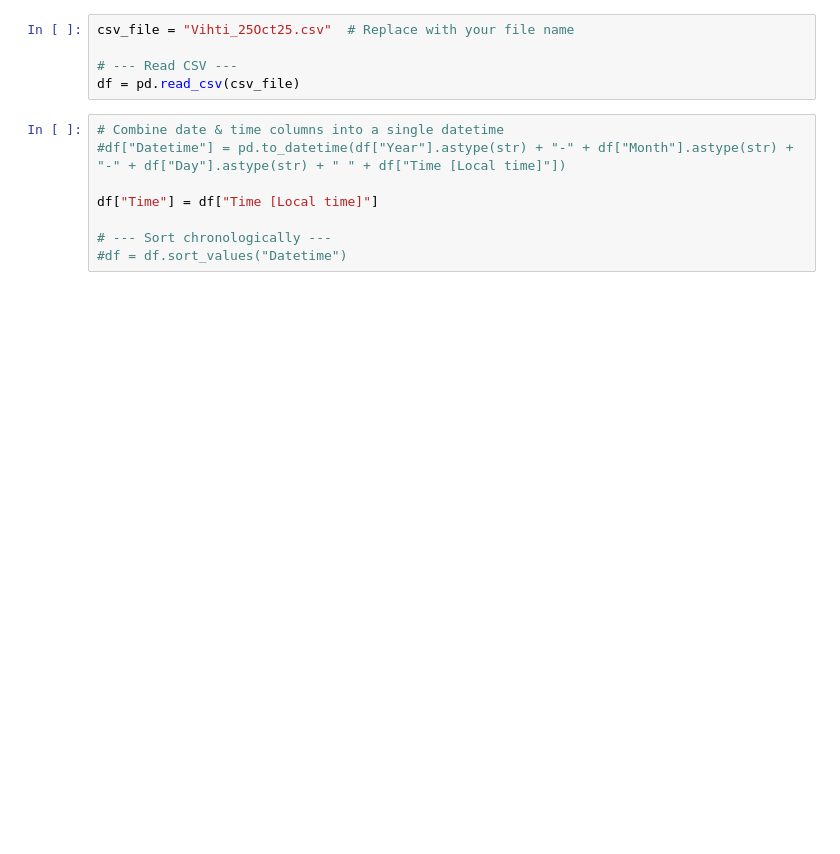
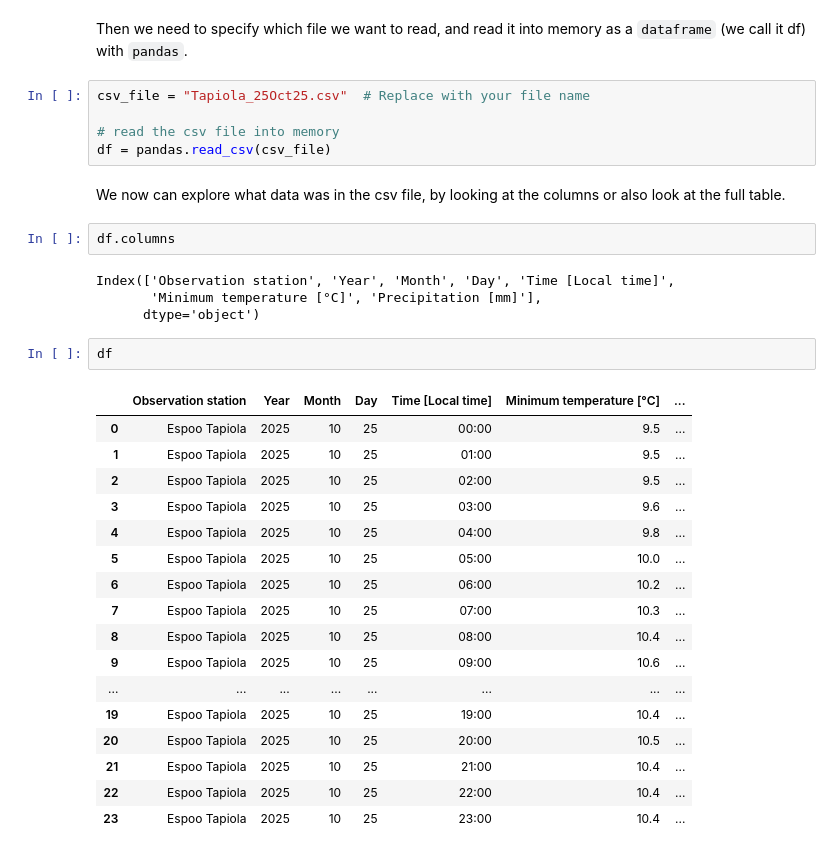
Before and after one commit to samumantha/github-jupyter-4-ds, a Jupyter notebook: notebooks/first_plot.ipynb, the cells around one changed output. Cells and saved outputs as stored; diff of their text form; blank space fills up the shorter version.

Commit message:
Fix data exploration notebook to be informative + add data

```diff
--- a/notebooks/first_plot.ipynb
+++ b/notebooks/first_plot.ipynb
@@ -10,13 +18,35 @@ import matplotlib.pyplot as plt
+# %% [markdown]
+Then we need to specify which file we want to read, and read it into memory as a `dataframe` (we call it df) with `pandas`.
 # %%
-csv_file = "Vihti_25Oct25.csv"  # Replace with your file name
+csv_file = "Tapiola_25Oct25.csv"  # Replace with your file name
 
-# --- Read CSV ---
-df = pd.read_csv(csv_file)
+# read the csv file into memory
+df = pandas.read_csv(csv_file)
-# %%
-# Combine date & time columns into a single datetime
-#df["Datetime"] = pd.to_datetime(df["Year"].astype(str) + "-" + df["Month"].astype(str) + "-" + df["Day"].astype(str) + " " + df["Time [Local time]"])
-
-df["Time"] = df["Time [Local time]"]
-
-# --- Sort chronologically ---
-#df = df.sort_values("Datetime")
+# %% [markdown]
+We now can explore what data was in the csv file, by looking at the columns or also look at the full table.
+# %%
+df.columns
+# %% [output]
+Index(['Observation station', 'Year', 'Month', 'Day', 'Time [Local time]',
+       'Minimum temperature [°C]', 'Precipitation [mm]'],
+      dtype='object')
+# %%
+df
+# %% [output]
+|  | Observation station | Year | Month | Day | Time [Local time] | Minimum temperature [°C] | ... |
+| 0 | Espoo Tapiola | 2025 | 10 | 25 | 00:00 | 9.5 | ... |
+| 1 | Espoo Tapiola | 2025 | 10 | 25 | 01:00 | 9.5 | ... |
+| 2 | Espoo Tapiola | 2025 | 10 | 25 | 02:00 | 9.5 | ... |
+| 3 | Espoo Tapiola | 2025 | 10 | 25 | 03:00 | 9.6 | ... |
+| 4 | Espoo Tapiola | 2025 | 10 | 25 | 04:00 | 9.8 | ... |
+| 5 | Espoo Tapiola | 2025 | 10 | 25 | 05:00 | 10.0 | ... |
+| 6 | Espoo Tapiola | 2025 | 10 | 25 | 06:00 | 10.2 | ... |
+| 7 | Espoo Tapiola | 2025 | 10 | 25 | 07:00 | 10.3 | ... |
+| 8 | Espoo Tapiola | 2025 | 10 | 25 | 08:00 | 10.4 | ... |
+| 9 | Espoo Tapiola | 2025 | 10 | 25 | 09:00 | 10.6 | ... |
+| ... | ... | ... | ... | ... | ... | ... | ... |
+| 19 | Espoo Tapiola | 2025 | 10 | 25 | 19:00 | 10.4 | ... |
+| 20 | Espoo Tapiola | 2025 | 10 | 25 | 20:00 | 10.5 | ... |
+| 21 | Espoo Tapiola | 2025 | 10 | 25 | 21:00 | 10.4 | ... |
+| 22 | Espoo Tapiola | 2025 | 10 | 25 | 22:00 | 10.4 | ... |
+| 23 | Espoo Tapiola | 2025 | 10 | 25 | 23:00 | 10.4 | ... |
```
Also changed, not shown: parts of 12 cells of this notebook, 3 other files.
